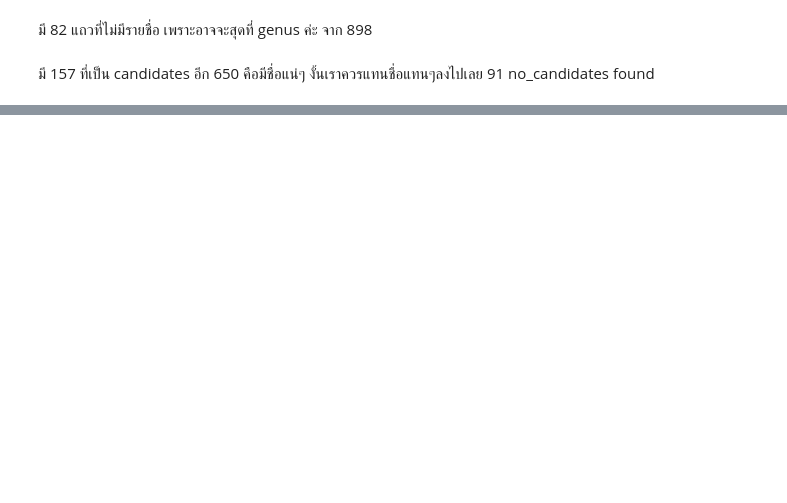
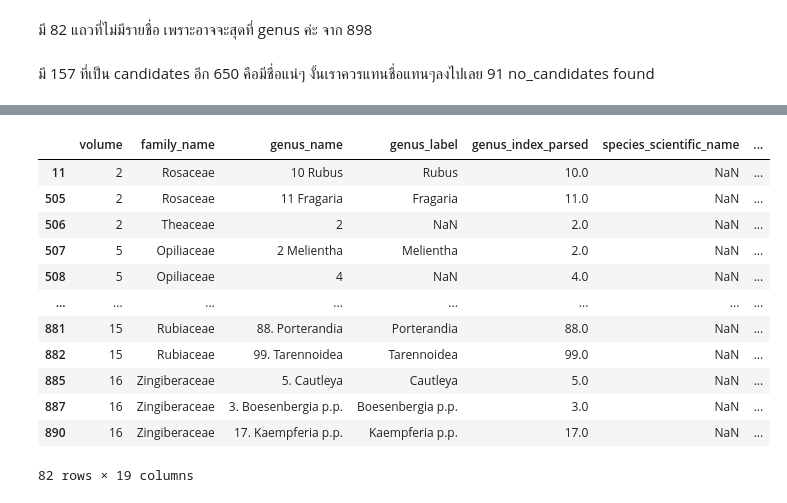
Before and after one commit to gigieee/Releaf, a Jupyter notebook: Scripts/flora_clean_valid.ipynb, the cells around one changed output, grey strips where cells are left out. Cells and saved outputs as stored; diff of their text form; code cells hidden in the pictures; blank space fills up the shorter version.

```diff
--- a/Scripts/flora_clean_valid.ipynb
+++ b/Scripts/flora_clean_valid.ipynb
@@ -676,0 +865,17 @@ df_bkf_missing.shape
+# %%
+no_specie_rows = df_bkf[df_bkf["wfo_full_name"] == "No specie name found"]
+display(no_specie_rows)
+# %% [output]
+|  | volume | family_name | genus_name | genus_label | genus_index_parsed | species_scientific_name | ... |
+| 11 | 2 | Rosaceae | 10 Rubus | Rubus | 10.0 | NaN | ... |
+| 505 | 2 | Rosaceae | 11 Fragaria | Fragaria | 11.0 | NaN | ... |
+| 506 | 2 | Theaceae | 2 | NaN | 2.0 | NaN | ... |
+| 507 | 5 | Opiliaceae | 2 Melientha | Melientha | 2.0 | NaN | ... |
+| 508 | 5 | Opiliaceae | 4 | NaN | 4.0 | NaN | ... |
+| ... | ... | ... | ... | ... | ... | ... | ... |
+| 881 | 15 | Rubiaceae | 88. Porterandia | Porterandia | 88.0 | NaN | ... |
+| 882 | 15 | Rubiaceae | 99. Tarennoidea | Tarennoidea | 99.0 | NaN | ... |
+| 885 | 16 | Zingiberaceae | 5. Cautleya | Cautleya | 5.0 | NaN | ... |
+| 887 | 16 | Zingiberaceae | 3. Boesenbergia p.p. | Boesenbergia p.p. | 3.0 | NaN | ... |
+| 890 | 16 | Zingiberaceae | 17. Kaempferia p.p. | Kaempferia p.p. | 17.0 | NaN | ... |
+82 rows × 19 columns
```
Also changed, not shown: parts of 18 cells of this notebook, 23 other files.
